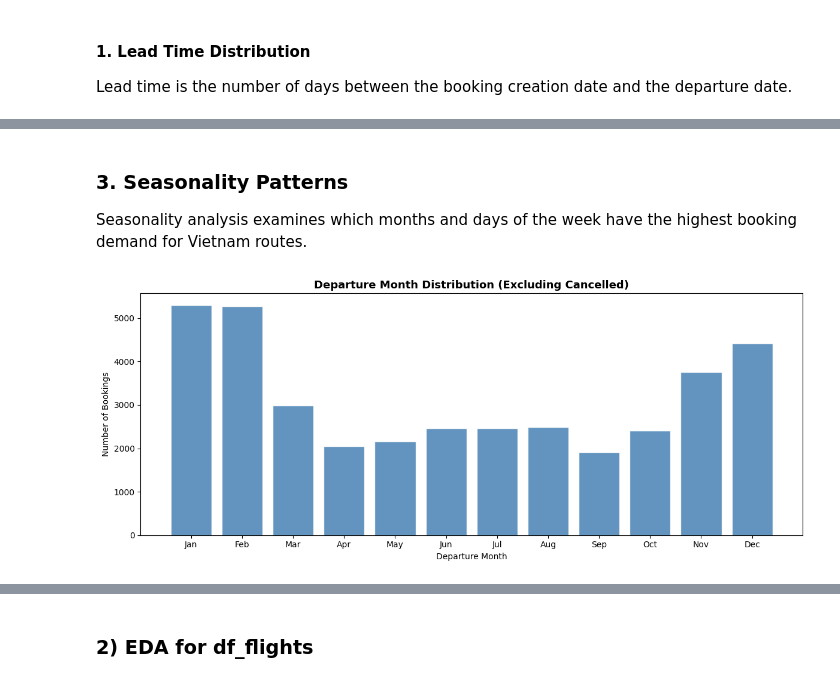
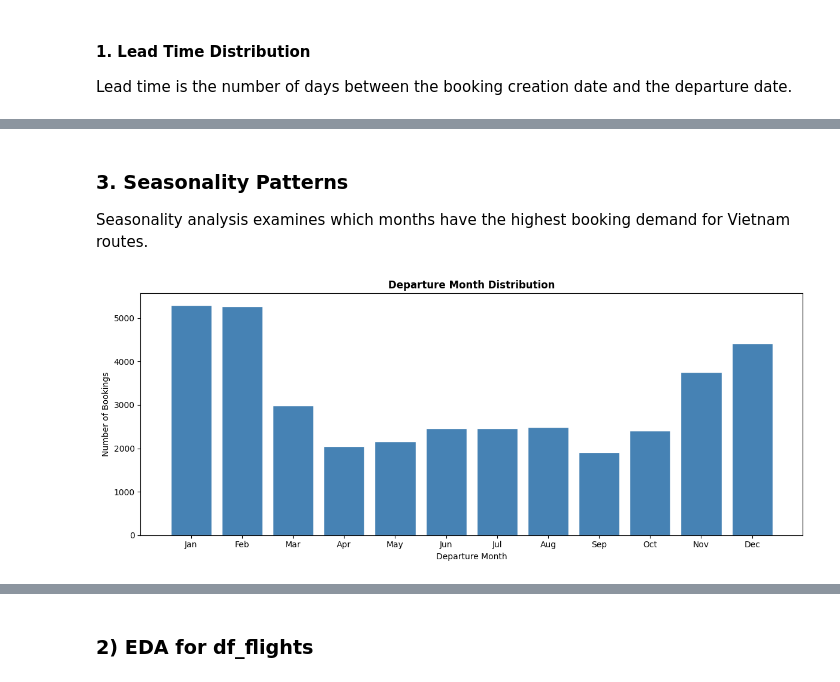
Before and after one commit to VildanaRazumova/thesis-demand-forecasting, a Jupyter notebook: thesis_notebook_final.ipynb, the cells around one changed output, grey strips where cells are left out. Cells and saved outputs as stored; diff of their text form; code cells hidden in the pictures.

```diff
--- a/thesis_notebook_final.ipynb
+++ b/thesis_notebook_final.ipynb
@@ -561,24 +583,21 @@ dtype: object
 # %%
-# Figure 3: Monthly Booking Volume (Excluding Cancelled)
+# Figure 2: Monthly Booking Volume
 
-# Step 1: Filter out cancelled bookings
-active = df_claims[df_claims['IsCancelled'] == 0]
+# Step 1: Extract the month from the booking date
+df_claims['BookingMonth'] = df_claims['ClaimCreatedDT_UTC'].dt.to_period('M')
 
-# Step 2: Extract the month from the booking date
-active['BookingMonth'] = active['ClaimCreatedDT_UTC'].dt.to_period('M')
+# Step 2: Count how many bookings happened in each month
+monthly_active = df_claims.groupby('BookingMonth').size().reset_index(name='Bookings')
 
-# Step 3: Count how many bookings happened in each month
-monthly_active = active.groupby('BookingMonth').size().reset_index(name='Bookings')
-
-# Step 4: Draw the bar chart per month
+# Step 3: Draw the bar chart per month
 plt.figure(figsize=(12, 5))
 plt.bar(monthly_active['BookingMonth'].astype(str), monthly_active['Bookings'],
-        color='steelblue', edgecolor='white', alpha=0.85)
-plt.title('Monthly Booking Volume (Excluding Cancelled)',
-          fontsize=13, fontweight='bold')
+        color='steelblue', edgecolor='white')
+plt.title('Monthly Booking Volume',
+          fontsize=12, fontweight='bold')
 plt.xlabel('Month')
 plt.ylabel('Number of Bookings')
-plt.xticks(rotation=45)
+plt.xticks(rotation=50)
 plt.tight_layout()
 plt.show()
 # %% [output]
@@ -586,32 +605,29 @@ plt.show()
 # %% [markdown]
 ### 3. Seasonality Patterns
 
-Seasonality analysis examines which months and days of the week
-have the highest booking demand for Vietnam routes.
+Seasonality analysis examines which months have the highest booking demand for Vietnam routes.
 # %%
-# Figure 4: Departure Month Distribution
+# Figure 3: Departure Month Distribution
 
 # Step 1: Extract departure month
 df_claims['DepartureMonth'] = df_claims['DepartureDT'].dt.month
 
 # Step 2: Month names for readable format
 month_names = ['Jan','Feb','Mar','Apr','May','Jun',
-               'Jul','Aug','Sep','Oct','Nov','Dec']
+            'Jul','Aug','Sep','Oct','Nov','Dec']
 
-# Step 3: Exclude cancelled bookings
-# Cancelled = no demand
-active = df_claims[df_claims['StatusName'] != 'Canceled']
-monthly_dep = active.groupby('DepartureMonth').size()
+# Step 3: Count how many bookings happened in each month
+monthly_dep = df_claims.groupby('DepartureMonth').size()
 
 # Step 4: Plot
 plt.figure(figsize=(12, 5))
 plt.bar(month_names, monthly_dep.values,
-        color='steelblue', edgecolor='white', alpha=0.85)
-plt.title('Departure Month Distribution (Excluding Cancelled)',
-          fontsize=13, fontweight='bold')
+    color='steelblue', edgecolor='white')
+plt.title('Departure Month Distribution',
+      fontsize=12, fontweight='bold')
 plt.xlabel('Departure Month')
 plt.ylabel('Number of Bookings')
 plt.tight_layout()
 plt.show()
 # %% [output]
-[figure, old version]
+[figure, new version]
```
Also changed, not shown: parts of 45 cells of this notebook.
